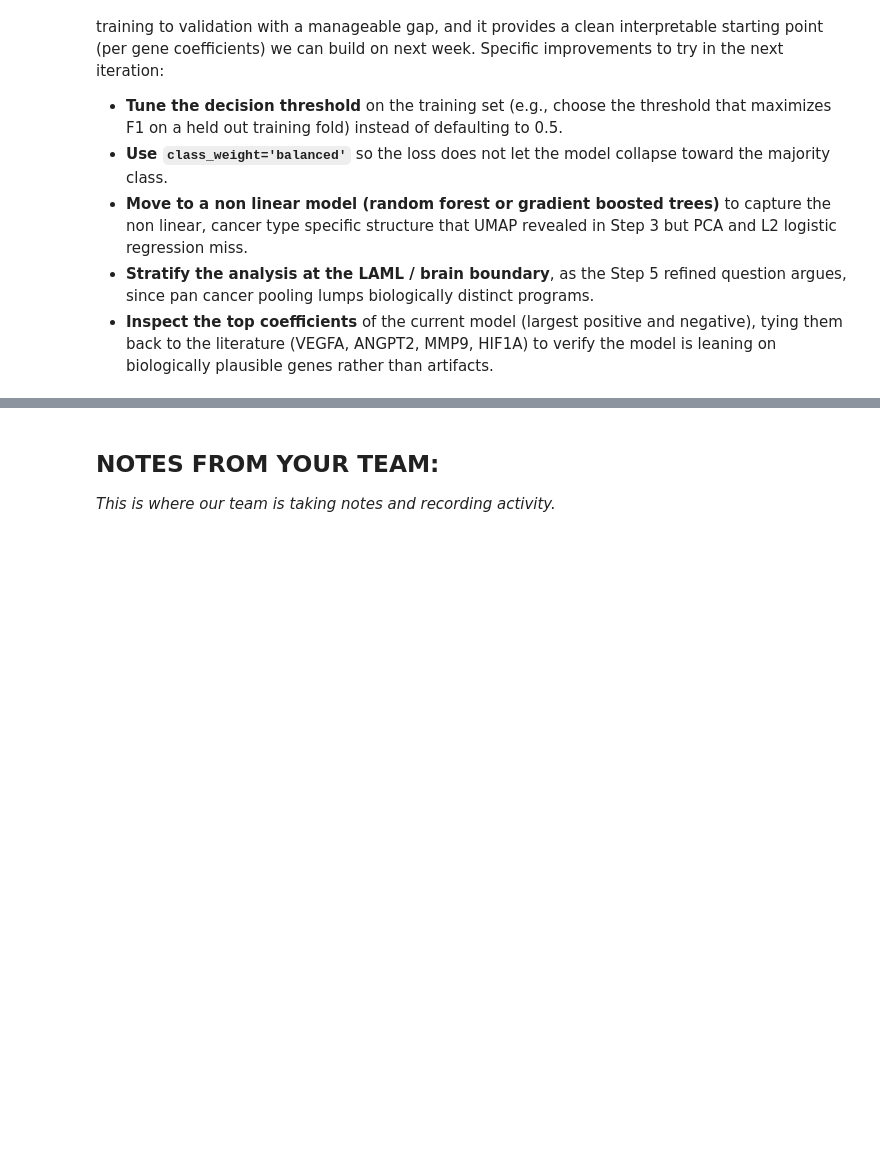
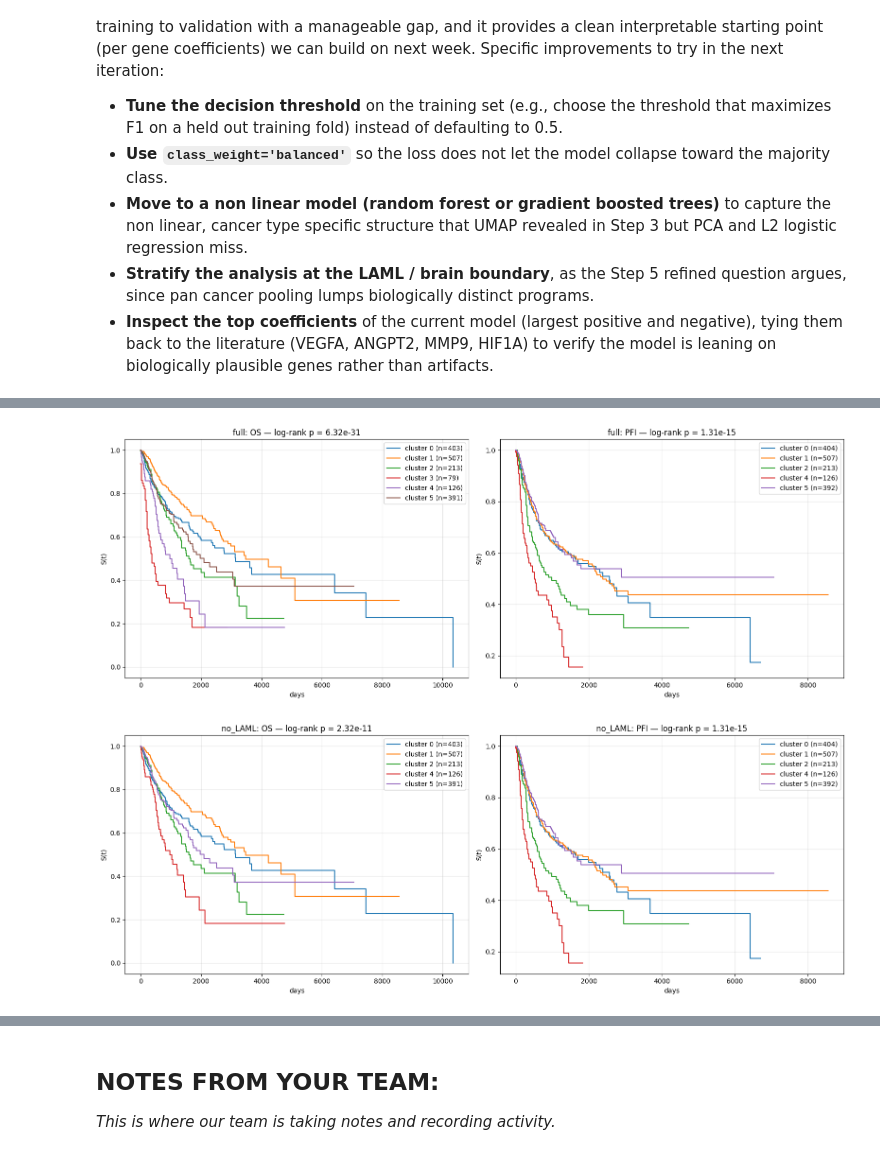
Before and after one commit to aryanmhaskar/Module-4-Cancer, a Jupyter notebook: code/Module 4 Template.ipynb, the cells around one changed output, grey strips where cells are left out. Cells and saved outputs as stored; diff of their text form; code cells hidden in the pictures; blank space fills up the shorter version.

```diff
--- a/code/Module 4 Template.ipynb
+++ b/code/Module 4 Template.ipynb
@@ -721,0 +721,10 @@ true: WITH TUMOR               209               150
+# %%
+# Cohort masks aligned to metadata_clean / angio_data / cluster_labels (same sample order from Step 1)
+cohort_masks = {
+    'full':              np.ones(len(cluster_labels), dtype=bool),
+    'no_LAML':           ~metadata_clean['cancer_type'].isin(['LAML']).values,
+    'no_LAML_no_brain':  ~metadata_clean['cancer_type'].isin(['LAML', 'GBM', 'LGG']).values,
+}
+print(f"{'cohort':<22s}{'n':>6s}{'cancer types':>16s}")
+for name, m in cohort_masks.items():
+    print(f"  {name:<20s}{int(m.sum()):>6d}{metadata_clean.loc[m, 'cancer_type'].nunique():>16d}")
@@ -721,0 +814,46 @@ true: WITH TUMOR               209               150
+# %%
+try:
+    from lifelines import KaplanMeierFitter
+    from lifelines.statistics import multivariate_logrank_test
+    HAVE_LIFELINES = True
+except ImportError:
+    HAVE_LIFELINES = False
+    print("lifelines not installed. Run: pip install lifelines")
+
+if HAVE_LIFELINES:
+    cluster_series = pd.Series(cluster_labels, index=metadata_clean.index, name='cluster')
+    survival_specs = [('OS', 'OS.time'), ('PFI', 'PFI.time')]
+    survival_cohorts = ['full', 'no_LAML']
+
+    for cohort_name in survival_cohorts:
+        mask = cohort_masks[cohort_name]
+        meta_sub = metadata_clean.loc[mask].assign(cluster=cluster_series.values[mask])
+        fig, axes = plt.subplots(1, 2, figsize=(16, 6))
+        for ax, (event_col, time_col) in zip(axes, survival_specs):
+            sub = meta_sub.copy()
+            sub[event_col] = pd.to_numeric(sub[event_col], errors='coerce')
+            sub[time_col]  = pd.to_numeric(sub[time_col],  errors='coerce')
+            sub = sub.dropna(subset=[event_col, time_col])
+            sub = sub[sub[time_col] >= 0]
+            if len(sub) == 0:
+                ax.set_title(f"{event_col}: no data")
+                continue
+            kmf = KaplanMeierFitter()
+            for c in sorted(sub['cluster'].unique()):
+                ss = sub[sub['cluster'] == c]
+                if len(ss) < 5:
+                    continue
+                kmf.fit(ss[time_col], event_observed=ss[event_col],
+                        label=f"cluster {c} (n={len(ss)})")
+                kmf.plot_survival_function(ax=ax, ci_show=False)
+            try:
+                lr = multivariate_logrank_test(sub[time_col], sub['cluster'], sub[event_col])
+                ax.set_title(f"{cohort_name}: {event_col} — log-rank p = {lr.p_value:.3g}")
+            except Exception:
+                ax.set_title(f"{cohort_name}: {event_col}")
+            ax.set_xlabel('days'); ax.set_ylabel('S(t)')
+            ax.grid(alpha=0.3)
+        plt.tight_layout(); plt.show()
+# %% [output]
+[figure, added]
+[figure, added]
```
Also changed, not shown: parts of 23 cells of this notebook, 1 other file.
